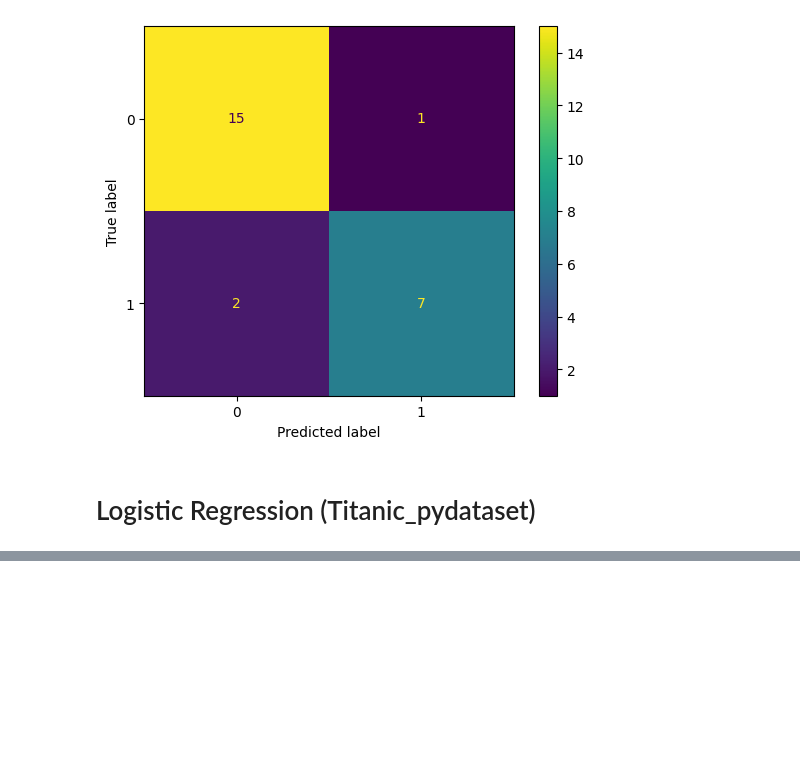
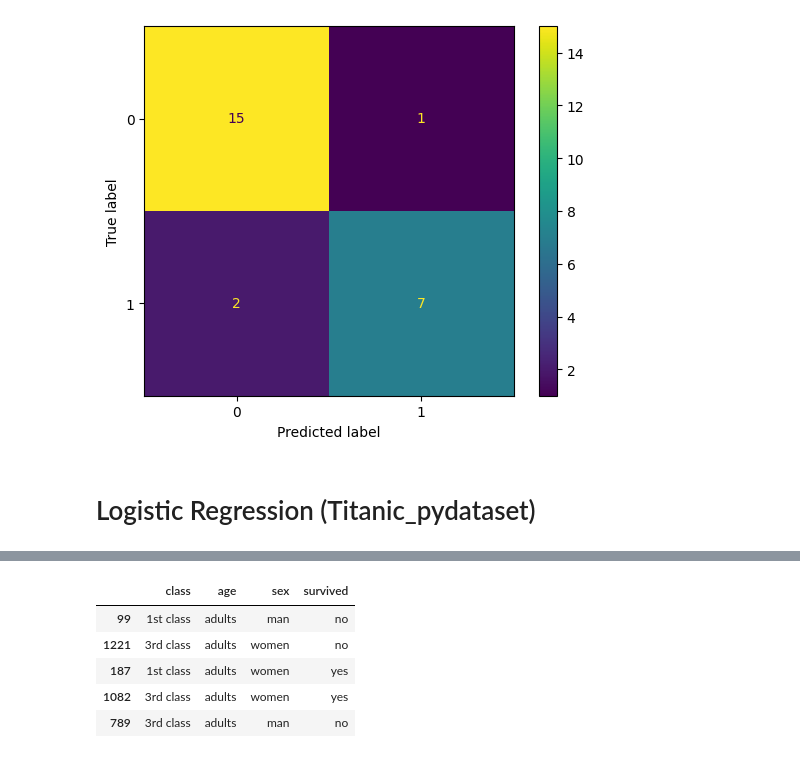
Before and after one commit to SoheilBadri2000/DataScience1, a Jupyter notebook: 6.ipynb, the cells around one changed output, grey strips where cells are left out. Drawn from its saved outputs; the diff is of its cells as text; code cells hidden in the pictures; blank space fills up the shorter version.

```diff
--- a/6.ipynb
+++ b/6.ipynb
@@ -206,0 +216,11 @@ ConfusionMatrixDisplay(conf_mat).plot()
+# %%
+# Get the data
+titanic = data("titanic")
+titanic.sample(5)
+# %% [output]
+|  | class | age | sex | survived |
+| 99 | 1st class | adults | man | no |
+| 1221 | 3rd class | adults | women | no |
+| 187 | 1st class | adults | women | yes |
+| 1082 | 3rd class | adults | women | yes |
+| 789 | 3rd class | adults | man | no |
```
Also changed, not shown: parts of 9 cells of this notebook.
